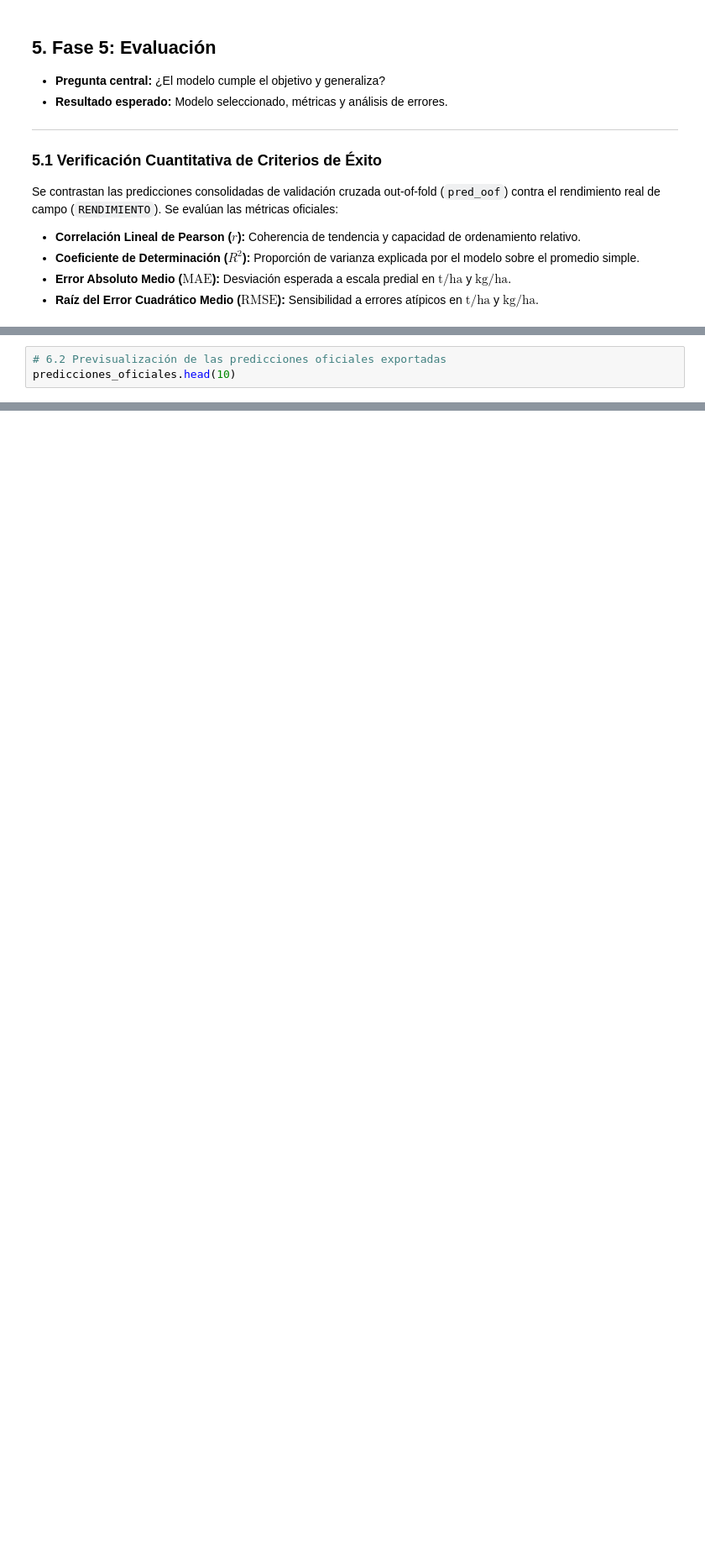
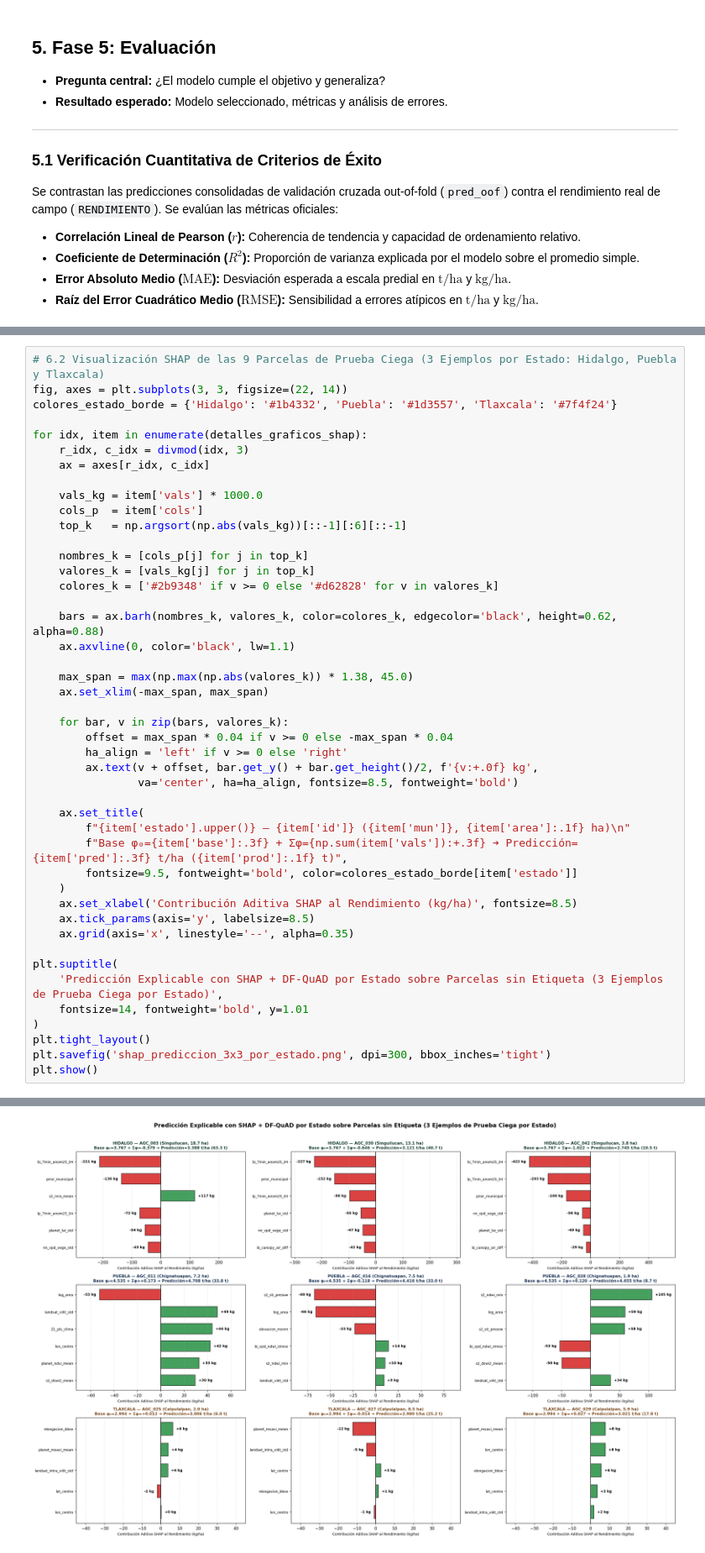
Before and after one commit to gerarsau07/AgroRaices, a Jupyter notebook: pipeline_agroraices.ipynb, the cells around one changed output, grey strips where cells are left out. Shown at 84% size. Cells and saved outputs as stored; diff of their text form; blank space fills up the shorter version.

```diff
--- a/pipeline_agroraices.ipynb
+++ b/pipeline_agroraices.ipynb
@@ -655,4 +1018,46 @@ validacion_despliegue
 # %%
-# 6.2 Previsualización de las predicciones oficiales exportadas
-predicciones_oficiales.head(10)
+# 6.2 Visualización SHAP de las 9 Parcelas de Prueba Ciega (3 Ejemplos por Estado: Hidalgo, Puebla y Tlaxcala)
+fig, axes = plt.subplots(3, 3, figsize=(22, 14))
+colores_estado_borde = {'Hidalgo': '#1b4332', 'Puebla': '#1d3557', 'Tlaxcala': '#7f4f24'}
+
+for idx, item in enumerate(detalles_graficos_shap):
+    r_idx, c_idx = divmod(idx, 3)
+    ax = axes[r_idx, c_idx]
+
+    vals_kg = item['vals'] * 1000.0
+    cols_p  = item['cols']
+    top_k   = np.argsort(np.abs(vals_kg))[::-1][:6][::-1]
+
+    nombres_k = [cols_p[j] for j in top_k]
+    valores_k = [vals_kg[j] for j in top_k]
+    colores_k = ['#2b9348' if v >= 0 else '#d62828' for v in valores_k]
+
+    bars = ax.barh(nombres_k, valores_k, color=colores_k, edgecolor='black', height=0.62, alpha=0.88)
+    ax.axvline(0, color='black', lw=1.1)
+
+    max_span = max(np.max(np.abs(valores_k)) * 1.38, 45.0)
+    ax.set_xlim(-max_span, max_span)
+
+    for bar, v in zip(bars, valores_k):
+        offset = max_span * 0.04 if v >= 0 else -max_span * 0.04
+        ha_align = 'left' if v >= 0 else 'right'
+        ax.text(v + offset, bar.get_y() + bar.get_height()/2, f'{v:+.0f} kg',
+                va='center', ha=ha_align, fontsize=8.5, fontweight='bold')
+
+    ax.set_title(
+        f"{item['estado'].upper()} — {item['id']} ({item['mun']}, {item['area']:.1f} ha)\n"
+        f"Base φ₀={item['base']:.3f} + Σφ={np.sum(item['vals']):+.3f} ➔ Predicción={item['pred']:.3f} t/ha ({item['prod']:.1f} t)",
+        fontsize=9.5, fontweight='bold', color=colores_estado_borde[item['estado']]
+    )
+    ax.set_xlabel('Contribución Aditiva SHAP al Rendimiento (kg/ha)', fontsize=8.5)
+    ax.tick_params(axis='y', labelsize=8.5)
+    ax.grid(axis='x', linestyle='--', alpha=0.35)
+
+plt.suptitle(
+    'Predicción Explicable con SHAP + DF-QuAD por Estado sobre Parcelas sin Etiqueta (3 Ejemplos de Prueba Ciega por Estado)',
+    fontsize=14, fontweight='bold', y=1.01
+)
+plt.tight_layout()
+plt.savefig('shap_prediccion_3x3_por_estado.png', dpi=300, bbox_inches='tight')
+plt.show()
 # %% [output]
@@ -670 +1064,2 @@ predicciones_oficiales.head(10)
+[figure, added]
 # %% [markdown]
```
Also changed, not shown: parts of 16 cells of this notebook, 6 other files.
